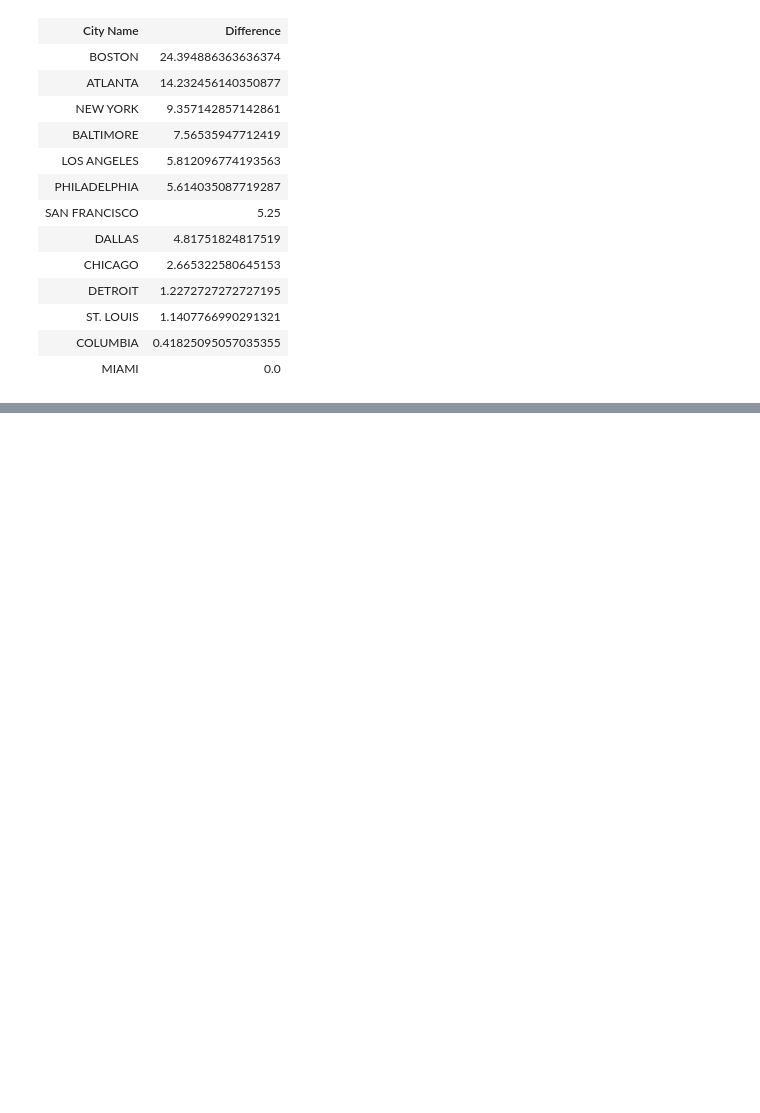
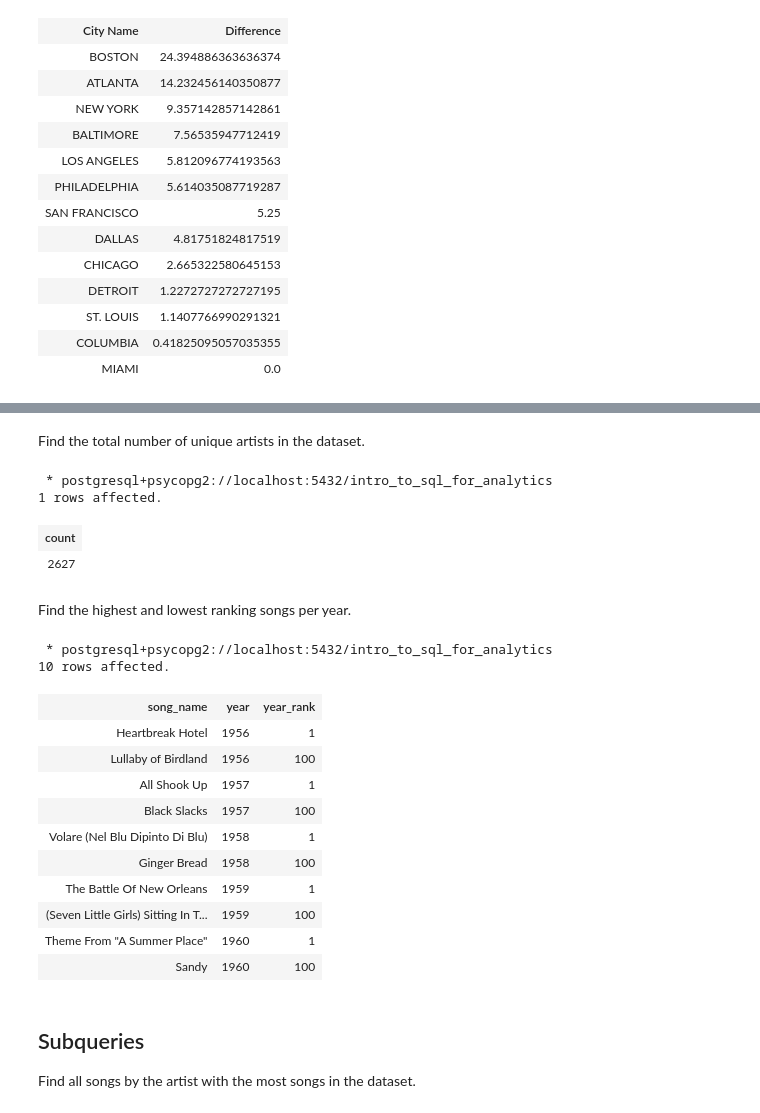
Before and after one commit to olikelly00/sql-for-data-engineering, a Jupyter notebook: sql_bites.ipynb, the cells around one changed output, grey strips where cells are left out. Saved outputs shown, nothing was run; the diff lists cells and outputs as text; code cells hidden in the pictures; blank space fills up the shorter version.

Commit message:
added tasks on window functions and subqueries

```diff
--- a/sql_bites.ipynb
+++ b/sql_bites.ipynb
@@ -340,0 +491,38 @@ ORDER BY "Difference" DESC
+# %% [markdown]
+Find the total number of unique artists in the dataset.
+# %%
+%%sql
+
+SELECT COUNT(DISTINCT artist) FROM billboard_top_100_year_end
+# %% [output]
+ * postgresql+psycopg2://localhost:5432/intro_to_sql_for_analytics
+1 rows affected.
+| count |
+| 2627 |
+# %% [markdown]
+Find the highest and lowest ranking songs per year.
+# %%
+%%sql
+
+SELECT song_name, year, year_rank FROM billboard_top_100_year_end
+WHERE year_rank = 1
+OR year_rank = 100
+LIMIT 10
+# %% [output]
+ * postgresql+psycopg2://localhost:5432/intro_to_sql_for_analytics
+10 rows affected.
+| song_name | year | year_rank |
+| Heartbreak Hotel | 1956 | 1 |
+| Lullaby of Birdland | 1956 | 100 |
+| All Shook Up | 1957 | 1 |
+| Black Slacks | 1957 | 100 |
+| Volare (Nel Blu Dipinto Di Blu) | 1958 | 1 |
+| Ginger Bread | 1958 | 100 |
+| The Battle Of New Orleans | 1959 | 1 |
+| (Seven Little Girls) Sitting In T... | 1959 | 100 |
+| Theme From "A Summer Place" | 1960 | 1 |
+| Sandy | 1960 | 100 |
+# %% [markdown]
+## Subqueries ##
+
+Find all songs by the artist with the most songs in the dataset.
```
Also changed, not shown: parts of 19 cells of this notebook.
